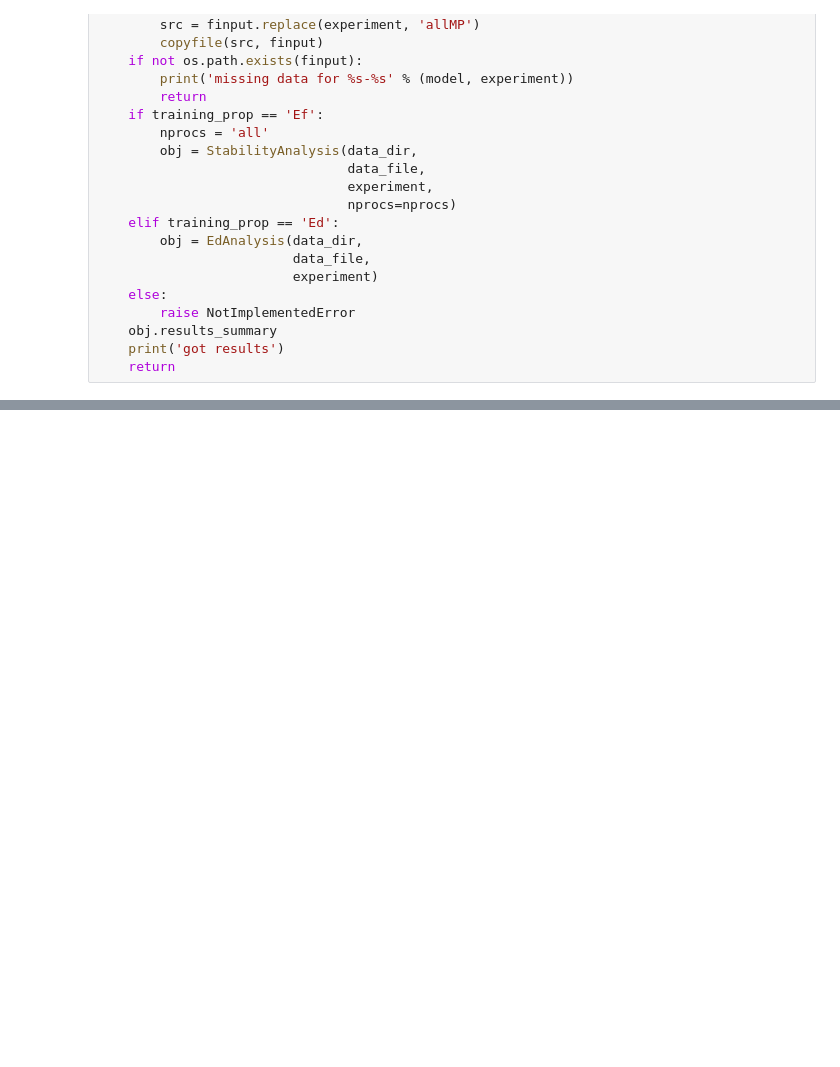
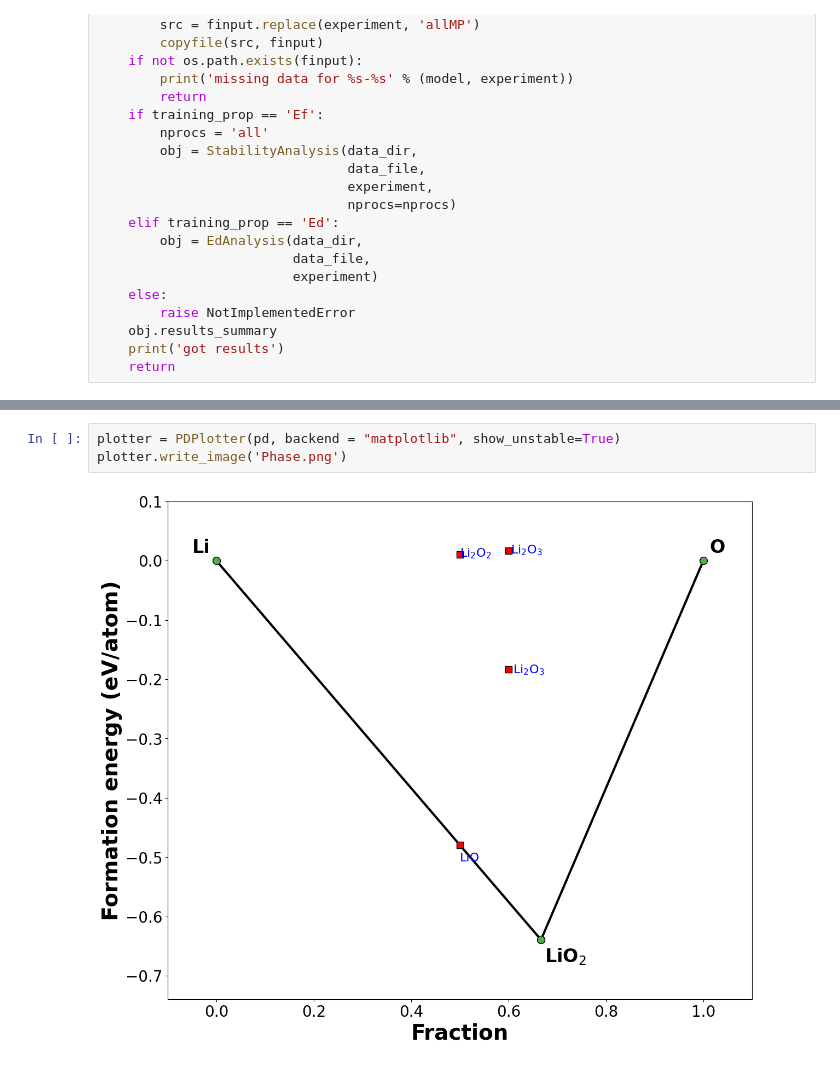
Before and after one commit to andim53/StabilityML, a Jupyter notebook: RunMyScript.ipynb, the cells around one changed output, grey strips where cells are left out. Saved outputs shown, nothing was run; the diff lists cells and outputs as text; blank space fills up the shorter version.

```diff
--- a/RunMyScript.ipynb
+++ b/RunMyScript.ipynb
@@ -159,0 +278,5 @@ FileNotFoundError: [Errno 2] No such file or directory: './mlstabilitytest/ml_da
+# %%
+plotter = PDPlotter(pd, backend = "matplotlib", show_unstable=True)
+plotter.write_image('Phase.png')
+# %% [output]
+[figure, added]
```
Also changed, not shown: parts of 19 cells of this notebook, 2 other files.
